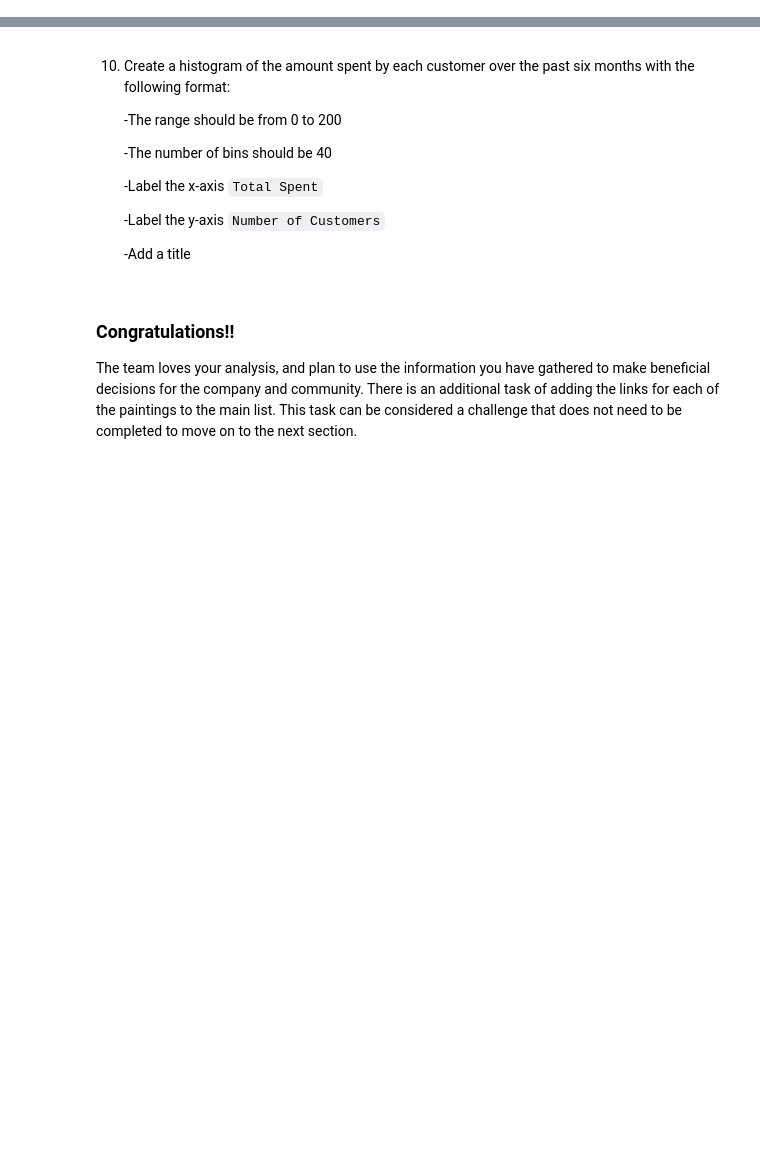
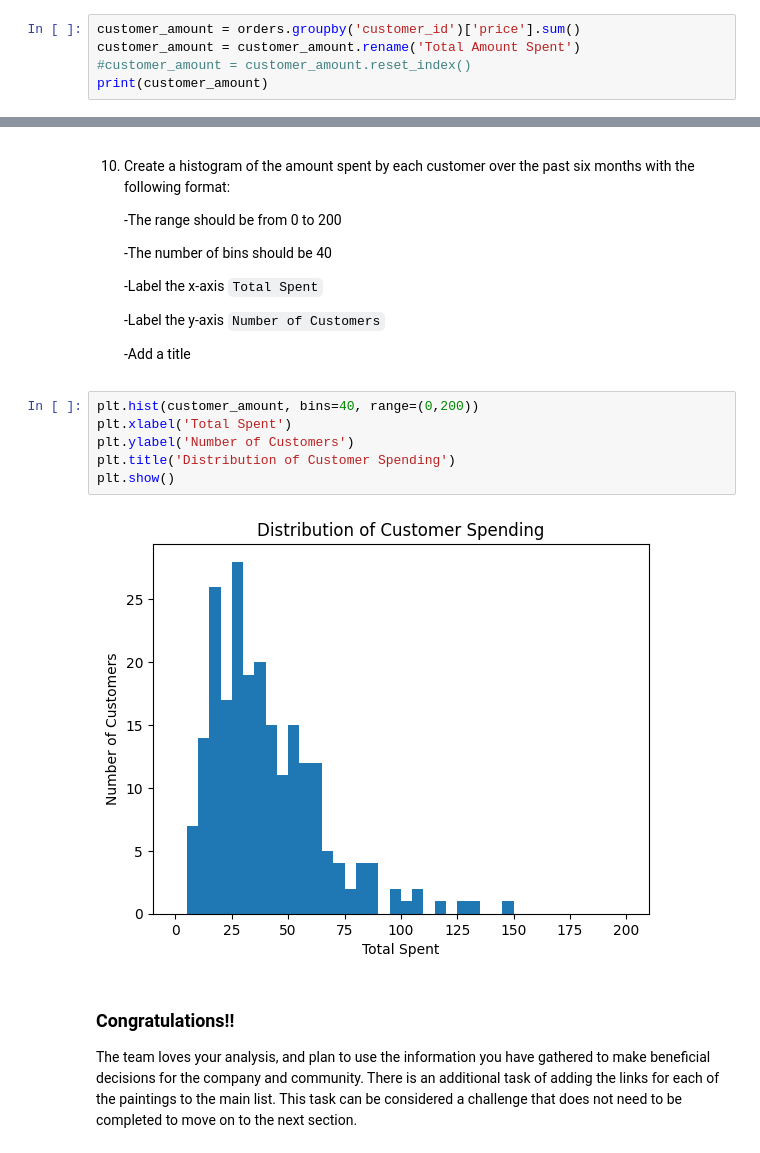
Before and after one commit to kaizshen/codecademy_data_visualizations, a Jupyter notebook: foodwheel/foodwheel_project.ipynb, the cells around one changed output, grey strips where cells are left out. Drawn from its saved outputs; the diff is of its cells as text; blank space fills up the shorter version.

```diff
--- a/foodwheel/foodwheel_project.ipynb
+++ b/foodwheel/foodwheel_project.ipynb
@@ -139,3 +198,8 @@ Vegetarian   4     4             4
     **Hint:**
 
     Start by grouping `orders` by `customer_id` and calculating the total amount spent by each customer.  Save your results to `customer_amount`.
+# %%
+customer_amount = orders.groupby('customer_id')['price'].sum()
+customer_amount = customer_amount.rename('Total Amount Spent')
+#customer_amount = customer_amount.reset_index()
+print(customer_amount)
@@ -151,6 +229,14 @@ Vegetarian   4     4             4
      -Label the y-axis `Number of Customers`
 
      -Add a title
+# %%
+plt.hist(customer_amount, bins=40, range=(0,200))
+plt.xlabel('Total Spent')
+plt.ylabel('Number of Customers')
+plt.title('Distribution of Customer Spending')
+plt.show()
+# %% [output]
+[figure, added]
 # %% [markdown]
 ### Congratulations!!
 
```
Also changed, not shown: parts of 8 cells of this notebook.
